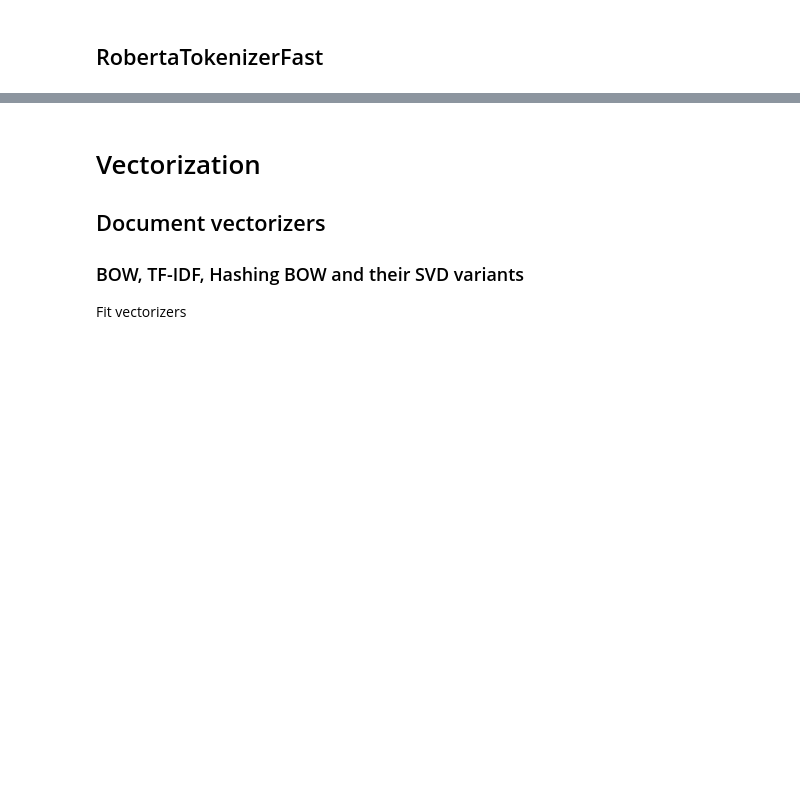
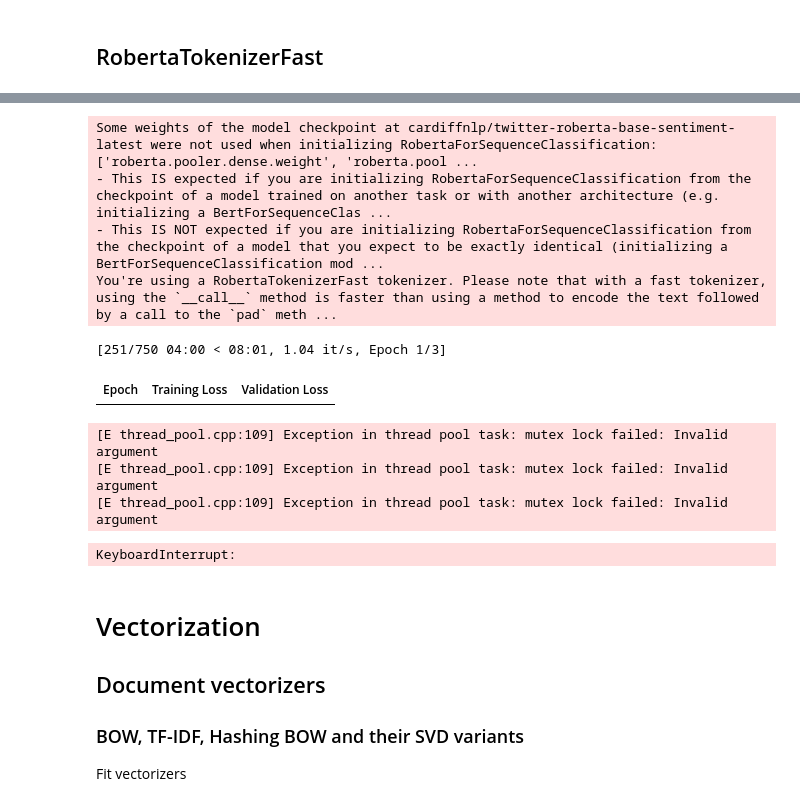
Before and after one commit to ivan-kud/ml-service, a Jupyter notebook: model-training/sentiment.ipynb, the cells around one changed output, grey strips where cells are left out. Cells and saved outputs as stored; diff of their text form; code cells hidden in the pictures; blank space fills up the shorter version.

```diff
--- a/model-training/sentiment.ipynb
+++ b/model-training/sentiment.ipynb
@@ -165,10 +186,11 @@ tensor([[    0,   113, 17521,  1259,  1589,  1259,    36,  3865, 33825,    43,
 # %%
-# %%time
-# # To process the whole corpus
-# def preprocess_function(examples):
-#     preprocessed_text = sentiment_utils.preprocess_text(examples['text'])
-#     return tokenizer(preprocessed_text)
+%%time
+def tokenize_function(examples):
+    preprocessed_text = sentiment_utils.preprocess_text(examples['text'])
+    return tokenizer(preprocessed_text)
 
-# dataset_alv = dataset.map(preprocess_function, batched=True)
-
-# dataset_alv
+tokenized_dataset = dataset.map(tokenize_function, batched=True)
+# tokenized_dataset = tokenized_dataset.remove_columns('text')
+# tokenized_dataset = tokenized_dataset.rename_column('label', 'labels')
+# tokenized_dataset = tokenized_dataset.with_format('torch')
+tokenized_dataset
@@ -175,3 +217,40 @@ tensor([[    0,   113, 17521,  1259,  1589,  1259,    36,  3865, 33825,    43,
+# %%
+class ComputeMetrics:
+    def __init__(self):
+        self.metric = evaluate.load(DATASET_NAME, DATASET_CONF)
+
+    def __call__(self, eval_preds):
+        logits, labels = eval_preds
+        predictions = np.argmax(logits, axis=-1)
+        return self.metric.compute(predictions=predictions, references=labels)
+# %%
+model = AutoModelForSequenceClassification.from_pretrained(HUGGINGFACE_MODEL_NAME)
+
+training_args = TrainingArguments(WORKING_PATH + 'training_data',
+                                  evaluation_strategy='epoch')
+
+data_collator = DataCollatorWithPadding(tokenizer=tokenizer)
+
+trainer = Trainer(model,
+                  training_args,
+                  data_collator,
+                  tokenized_dataset['train'],
+                  tokenized_dataset['validation'],
+                  tokenizer,
+                  compute_metrics=ComputeMetrics)
+
+trainer.train()
+# %% [output]
+Some weights of the model checkpoint at cardiffnlp/twitter-roberta-base-sentiment-latest were not used when initializing RobertaForSequenceClassification: ['roberta.pooler.dense.weight', 'roberta.pool ...
+- This IS expected if you are initializing RobertaForSequenceClassification from the checkpoint of a model trained on another task or with another architecture (e.g. initializing a BertForSequenceClas ...
+- This IS NOT expected if you are initializing RobertaForSequenceClassification from the checkpoint of a model that you expect to be exactly identical (initializing a BertForSequenceClassification mod ...
+You're using a RobertaTokenizerFast tokenizer. Please note that with a fast tokenizer, using the `__call__` method is faster than using a method to encode the text followed by a call to the `pad` meth ...
+[251/750 04:00 < 08:01, 1.04 it/s, Epoch 1/3]
+| Epoch | Training Loss | Validation Loss |
+[E thread_pool.cpp:109] Exception in thread pool task: mutex lock failed: Invalid argument
+[E thread_pool.cpp:109] Exception in thread pool task: mutex lock failed: Invalid argument
+[E thread_pool.cpp:109] Exception in thread pool task: mutex lock failed: Invalid argument
+KeyboardInterrupt:
 # %% [markdown]
 # Vectorization
 ## Document vectorizers
```
Also changed, not shown: parts of 8 cells of this notebook, 5 other files.
